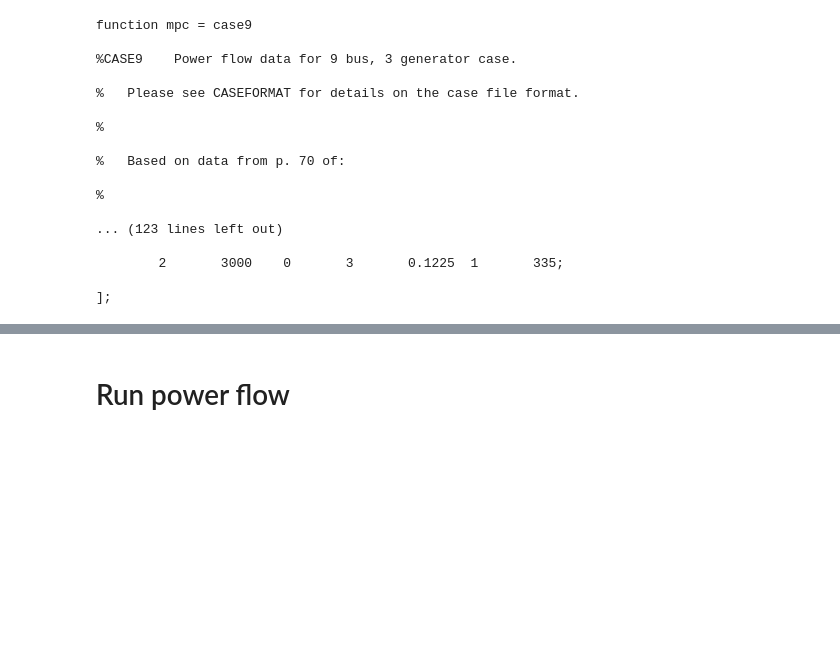
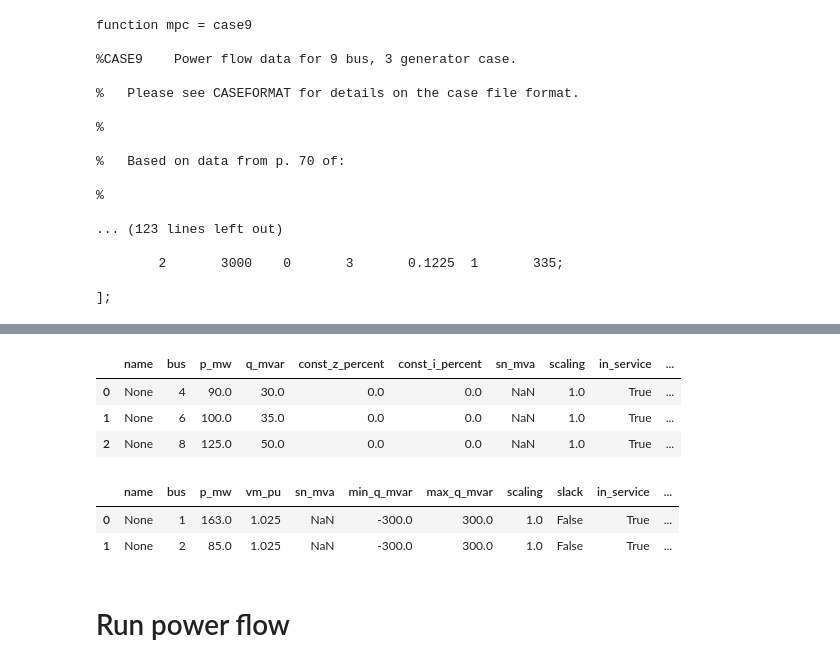
Before and after one commit to yasirroni/pandapower-short-circuit-analysis, a Jupyter notebook: notebooks/1.power_flow.ipynb, the cells around one changed output, grey strips where cells are left out. Saved outputs shown, nothing was run; the diff lists cells and outputs as text; code cells hidden in the pictures; blank space fills up the shorter version.

```diff
--- a/notebooks/1.power_flow.ipynb
+++ b/notebooks/1.power_flow.ipynb
@@ -45,3 +76,16 @@ net = from_mpc(filename)
+# %%
+net.load
+# %% [output]
+|  | name | bus | p_mw | q_mvar | const_z_percent | const_i_percent | sn_mva | scaling | in_service | ... |
+| 0 | None | 4 | 90.0 | 30.0 | 0.0 | 0.0 | NaN | 1.0 | True | ... |
+| 1 | None | 6 | 100.0 | 35.0 | 0.0 | 0.0 | NaN | 1.0 | True | ... |
+| 2 | None | 8 | 125.0 | 50.0 | 0.0 | 0.0 | NaN | 1.0 | True | ... |
+# %%
+net.gen
+# %% [output]
+|  | name | bus | p_mw | vm_pu | sn_mva | min_q_mvar | max_q_mvar | scaling | slack | in_service | ... |
+| 0 | None | 1 | 163.0 | 1.025 | NaN | -300.0 | 300.0 | 1.0 | False | True | ... |
+| 1 | None | 2 | 85.0 | 1.025 | NaN | -300.0 | 300.0 | 1.0 | False | True | ... |
 # %% [markdown]
 # Run power flow
 # %%
```
Also changed, not shown: parts of 3 cells of this notebook, 2 other files.
